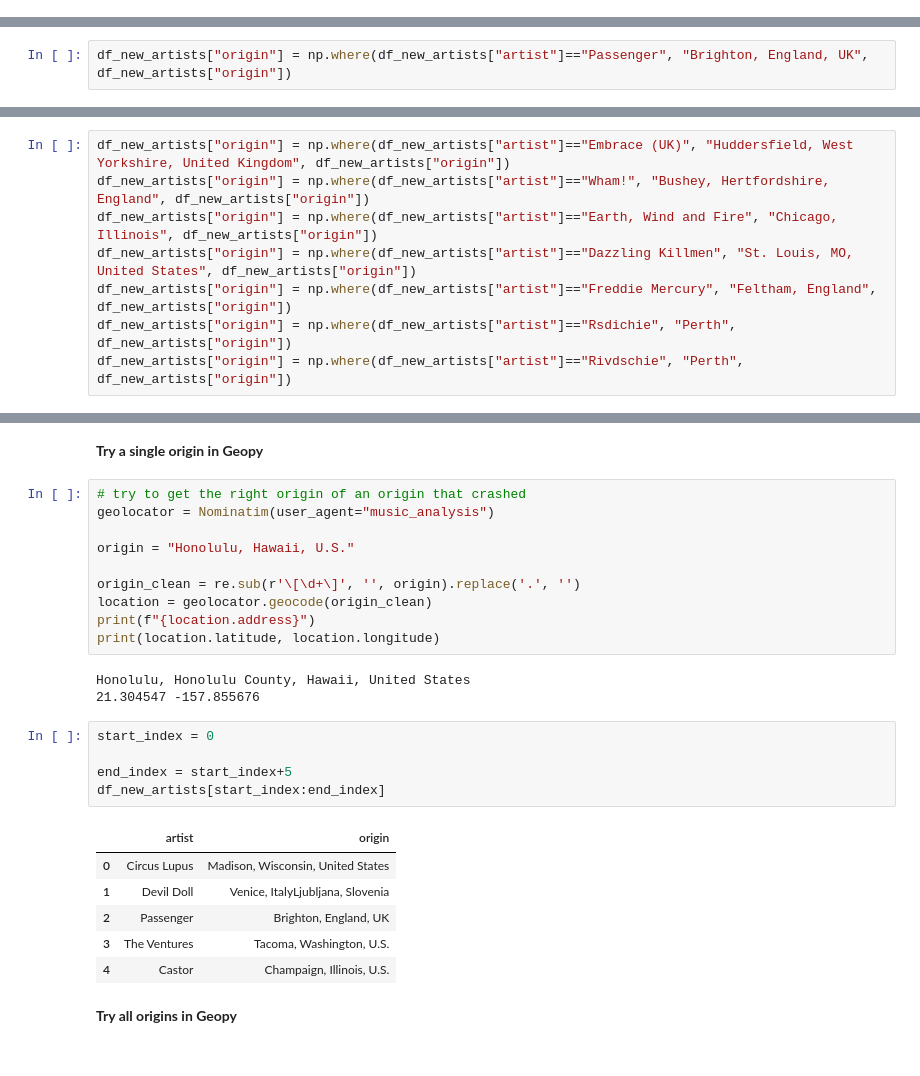
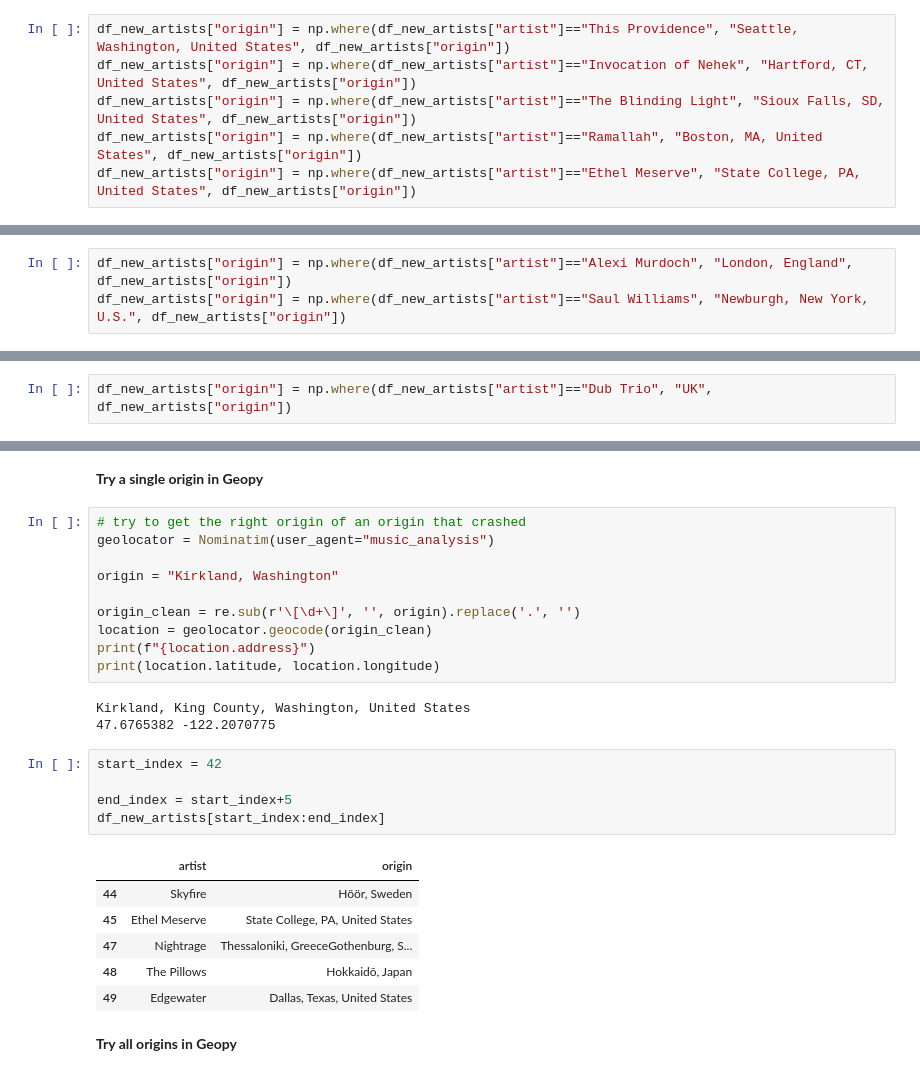
Before and after one commit to arnauog/what_the_rock, a Jupyter notebook: geopy_origins.ipynb, the cells around one changed output, grey strips where cells are left out. Drawn from its saved outputs; the diff is of its cells as text.

```diff
--- a/geopy_origins.ipynb
+++ b/geopy_origins.ipynb
@@ -997,2 +1015,8 @@ df_new_artists["origin"] = np.where(df_new_artists["artist"]=="Malady", "San Die
+# %%
+df_new_artists["origin"] = np.where(df_new_artists["artist"]=="This Providence", "Seattle, Washington, United States", df_new_artists["origin"])
+df_new_artists["origin"] = np.where(df_new_artists["artist"]=="Invocation of Nehek", "Hartford, CT, United States", df_new_artists["origin"])
+df_new_artists["origin"] = np.where(df_new_artists["artist"]=="The Blinding Light", "Sioux Falls, SD, United States", df_new_artists["origin"])
+df_new_artists["origin"] = np.where(df_new_artists["artist"]=="Ramallah", "Boston, MA, United States", df_new_artists["origin"])
+df_new_artists["origin"] = np.where(df_new_artists["artist"]=="Ethel Meserve", "State College, PA, United States", df_new_artists["origin"])
 # %%
 # look for the albums of the artist in the original df to check it's the correct artist
@@ -1113,5 +1132,6 @@ df_new_artists["origin"] = np.where(df_new_artists["artist"]=="Passenger", "UK",
 # %%
-df_new_artists["origin"] = np.where(df_new_artists["artist"]=="Passenger", "Brighton, England, UK", df_new_artists["origin"])
+df_new_artists["origin"] = np.where(df_new_artists["artist"]=="Alexi Murdoch", "London, England", df_new_artists["origin"])
+df_new_artists["origin"] = np.where(df_new_artists["artist"]=="Saul Williams", "Newburgh, New York, U.S.", df_new_artists["origin"])
 # %%
 # individuals that didn't get the right origin in Wikipedia
 df_new_artists[df_new_artists['origin'].str.contains('Genres')]
@@ -1135,11 +1157,5 @@ long_strings # display the df so I can copy the parts I am interested in
-# %%
-df_new_artists["origin"] = np.where(df_new_artists["artist"]=="Embrace (UK)", "Huddersfield, West Yorkshire, United Kingdom", df_new_artists["origin"])
-df_new_artists["origin"] = np.where(df_new_artists["artist"]=="Wham!", "Bushey, Hertfordshire, England", df_new_artists["origin"])
-df_new_artists["origin"] = np.where(df_new_artists["artist"]=="Earth, Wind and Fire", "Chicago, Illinois", df_new_artists["origin"])
-df_new_artists["origin"] = np.where(df_new_artists["artist"]=="Dazzling Killmen", "St. Louis, MO, United States", df_new_artists["origin"])
-df_new_artists["origin"] = np.where(df_new_artists["artist"]=="Freddie Mercury", "Feltham, England", df_new_artists["origin"])
-df_new_artists["origin"] = np.where(df_new_artists["artist"]=="Rsdichie", "Perth", df_new_artists["origin"])
-df_new_artists["origin"] = np.where(df_new_artists["artist"]=="Rivdschie", "Perth", df_new_artists["origin"])
+# %%
+df_new_artists["origin"] = np.where(df_new_artists["artist"]=="Dub Trio", "UK", df_new_artists["origin"])
 # %%
 # I drop the column I just created of 'origin_length'
 df_new_artists = df_new_artists[['artist', 'origin']]
@@ -1191,27 +1207,27 @@ df_new_artists[df_new_artists['origin']==('United Kingdom')]
 # try to get the right origin of an origin that crashed
 geolocator = Nominatim(user_agent="music_analysis")
 
-origin = "Honolulu, Hawaii, U.S."
+origin = "Kirkland, Washington"
 
 origin_clean = re.sub(r'\[\d+\]', '', origin).replace('.', '')
 location = geolocator.geocode(origin_clean)
 print(f"{location.address}")
 print(location.latitude, location.longitude)
 # %% [output]
-Honolulu, Honolulu County, Hawaii, United States
-21.304547 -157.855676
+Kirkland, King County, Washington, United States
+47.6765382 -122.2070775
 # %%
-start_index = 0
+start_index = 42
 
 end_index = start_index+5
 df_new_artists[start_index:end_index]
 # %% [output]
 |  | artist | origin |
-| 0 | Circus Lupus | Madison, Wisconsin, United States |
-| 1 | Devil Doll | Venice, ItalyLjubljana, Slovenia |
-| 2 | Passenger | Brighton, England, UK |
-| 3 | The Ventures | Tacoma, Washington, U.S. |
-| 4 | Castor | Champaign, Illinois, U.S. |
+| 44 | Skyfire | Höör, Sweden |
+| 45 | Ethel Meserve | State College, PA, United States |
+| 47 | Nightrage | Thessaloniki, GreeceGothenburg, S... |
+| 48 | The Pillows | Hokkaidō, Japan |
+| 49 | Edgewater | Dallas, Texas, United States |
 # %% [markdown]
 **Try all origins in Geopy**
 # %%
```
Also changed, not shown: parts of 37 cells of this notebook, 18 other files.
